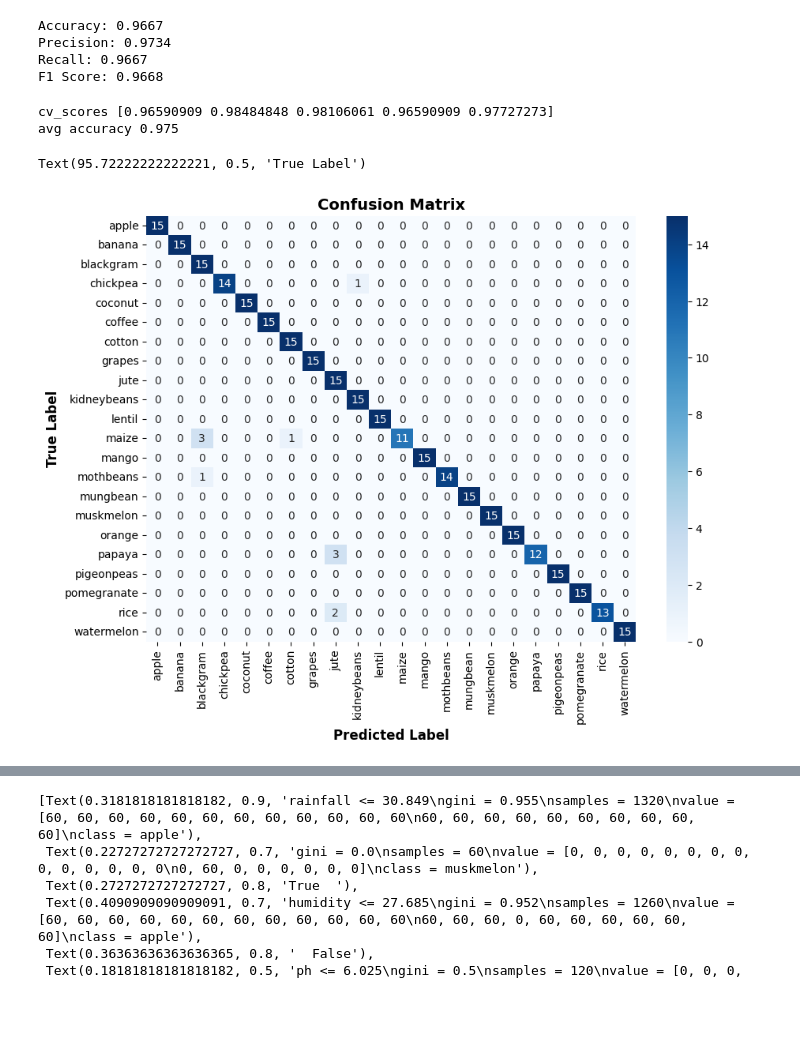
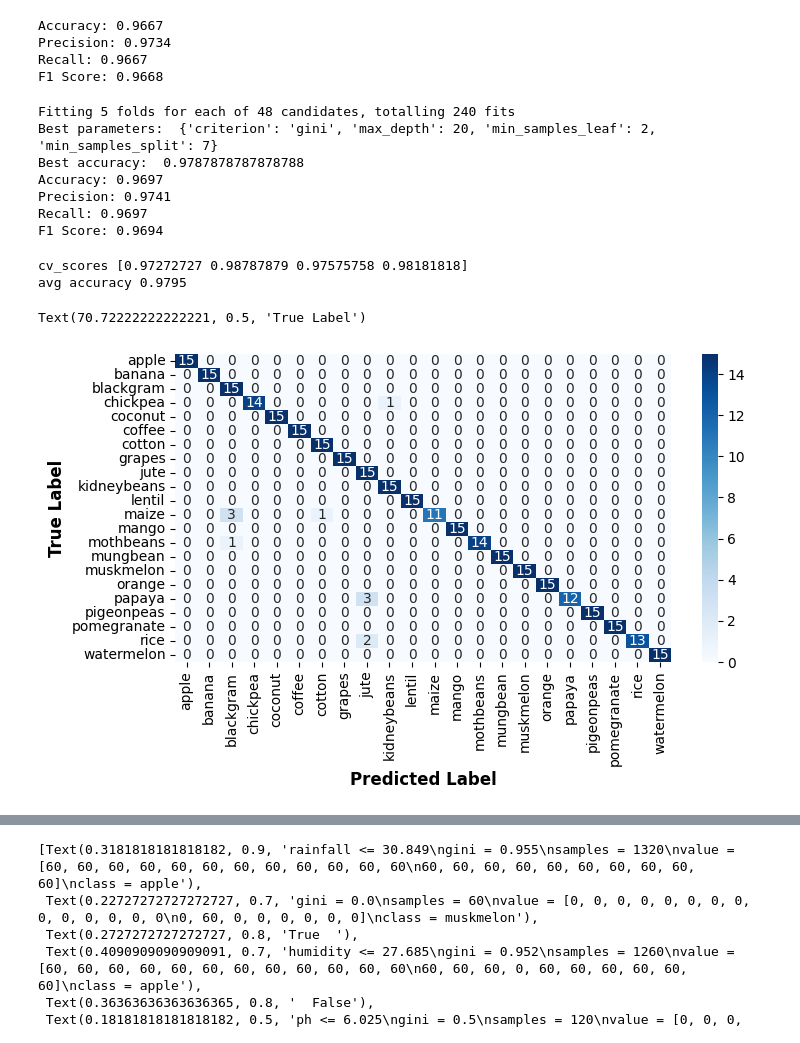
Before and after one commit to KushagraTomar/crop-recommendation-ml-system, a Jupyter notebook: notebooks/models/02_decision_tree.ipynb, the cells around one changed output, grey strips where cells are left out. Cells and saved outputs as stored; diff of their text form; code cells hidden in the pictures; blank space fills up the shorter version.

Commit message:
updated model notebooks files

```diff
--- a/notebooks/models/02_decision_tree.ipynb
+++ b/notebooks/models/02_decision_tree.ipynb
@@ -81,28 +78,72 @@ Accuracy: 0.9667
 Precision: 0.9734
 Recall: 0.9667
 F1 Score: 0.9668
+# %%
+param_grid = {
+    'max_depth': [5, 10, 20, 50],
+    'min_samples_split': [2, 5, 7],
+    'min_samples_leaf': [2, 4],
+    'criterion': ['gini', 'entropy'],
+}
+
+grid_search = GridSearchCV(
+    DecisionTreeClassifier(random_state=42),
+    param_grid,
+    cv=5,
+    scoring='accuracy',
+    verbose=1,
+    n_jobs=-1
+)
+
+grid_search.fit(X_train, y_train)
+
+print("Best parameters: ", grid_search.best_params_)
+print("Best accuracy: ", grid_search.best_score_)
+
+# Make predictions on test set
+best_model = grid_search.best_estimator_
+y_pred_final = best_model.predict(X_test)
+
+# Evaluate
+accuracy_final = accuracy_score(y_test, y_pred_final)
+precision_final = precision_score(y_test, y_pred_final, average='weighted')
+recall_final = recall_score(y_test, y_pred_final, average='weighted')
+f1_final = f1_score(y_test, y_pred_final, average='weighted')
+
+print(f"Accuracy: {accuracy_final:.4f}")
+print(f"Precision: {precision_final:.4f}")
+print(f"Recall: {recall_final:.4f}")
+print(f"F1 Score: {f1_final:.4f}")
+# %% [output]
+Fitting 5 folds for each of 48 candidates, totalling 240 fits
+Best parameters:  {'criterion': 'gini', 'max_depth': 20, 'min_samples_leaf': 2, 'min_samples_split': 7}
+Best accuracy:  0.9787878787878788
+Accuracy: 0.9697
+Precision: 0.9741
+Recall: 0.9697
+F1 Score: 0.9694
 # %%
 #cross validation
-cv_scores = cross_val_score(model, X_train, y_train, cv=5, scoring='accuracy')
+cv_scores = cross_val_score(model, X_train, y_train, cv=4, scoring='accuracy')
 
 print('cv_scores', cv_scores)
-print('avg accuracy', cv_scores.mean())
+print('avg accuracy', cv_scores.mean().round(4))
 # %% [output]
-cv_scores [0.96590909 0.98484848 0.98106061 0.96590909 0.97727273]
-avg accuracy 0.975
+cv_scores [0.97272727 0.98787879 0.97575758 0.98181818]
+avg accuracy 0.9795
 # %%
 cm = confusion_matrix(y_test, y_pred)
 
-plt.figure(figsize=(10, 7))
+plt.figure(figsize=(8, 4))
 sns.heatmap(cm, annot=True, fmt='d', cmap='Blues',
             xticklabels=label_encoder.classes_,
             yticklabels=label_encoder.classes_)
-plt.title('Confusion Matrix', fontsize=14, fontweight='bold')
+# plt.title('Confusion Matrix', fontsize=14, fontweight='bold')
 plt.xlabel('Predicted Label', fontsize=12, fontweight='bold')
 plt.ylabel('True Label', fontsize=12, fontweight='bold')
 # %% [output]
-Text(95.72222222222221, 0.5, 'True Label')
+Text(70.72222222222221, 0.5, 'True Label')
-[figure, old version]
+[figure, new version]
 # %%
 #feature importance
 importance = model.feature_importances_
```
Also changed, not shown: parts of 7 cells of this notebook, 4 other files.
